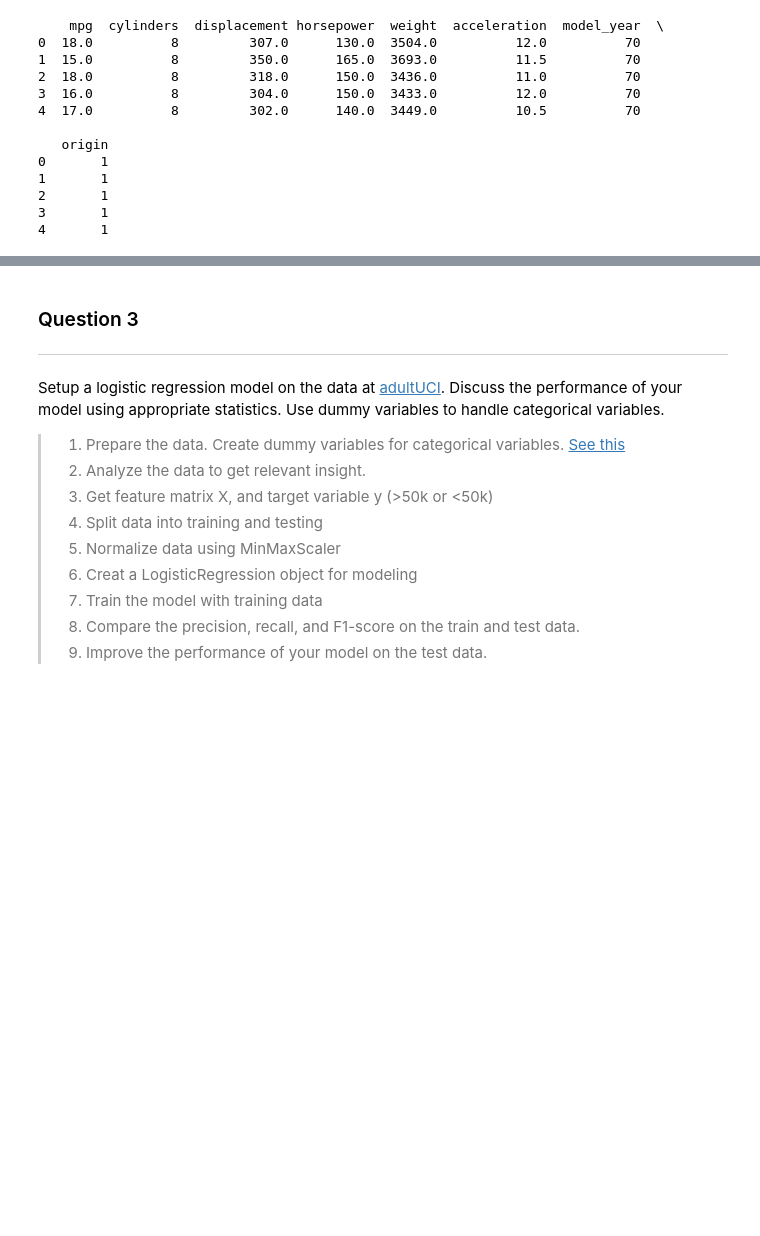
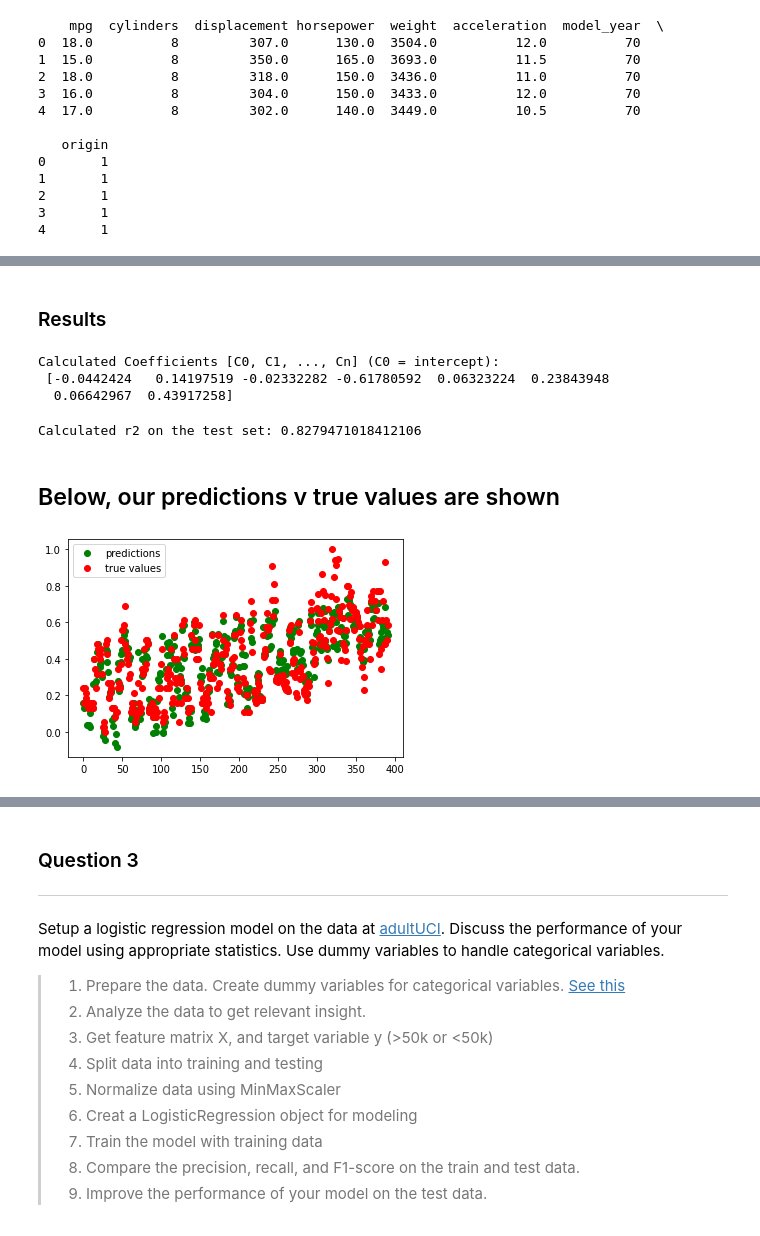
Before and after one commit to mycicle/ma544, a Jupyter notebook: assignments/PA-4/MA544_S21_PA4.ipynb, the cells around one changed output, grey strips where cells are left out. Saved outputs shown, nothing was run; the diff lists cells and outputs as text; code cells hidden in the pictures; blank space fills up the shorter version.

```diff
--- a/assignments/PA-4/MA544_S21_PA4.ipynb
+++ b/assignments/PA-4/MA544_S21_PA4.ipynb
@@ -236,8 +236,11 @@ data = data[data['horsepower'].apply(lambda x: is_float(x))]
 names = data.pop('car_name')
 print(data.head())
 data = data.astype(np.float)
-y = data.pop('mpg')
-X = data
+scaler = MinMaxScaler()
+scaler.fit(data)
+data = scaler.transform(data)
+y = data[:, 0]
+X = data[:, 1:]
 # %% [output]
     mpg  cylinders  displacement horsepower  weight  acceleration  model_year  \
 0  18.0          8         307.0      130.0  3504.0          12.0          70
@@ -307,0 +296,25 @@ linreg.fit(X, y)
+# %% [markdown]
+### Results
+# %%
+print(f"Calculated Coefficients [C0, C1, ..., Cn] (C0 = intercept):\n {linreg.coef_}")
+# %% [output]
+Calculated Coefficients [C0, C1, ..., Cn] (C0 = intercept):
+ [-0.0442424   0.14197519 -0.02332282 -0.61780592  0.06323224  0.23843948
+  0.06642967  0.43917258]
+# %%
+print(f"Calculated r2 on the test set: {linreg.r2}")
+# %% [output]
+Calculated r2 on the test set: 0.8279471018412106
+# %% [markdown]
+## Below, our predictions v true values are shown
+# %%
+predictions = []
+for x in X:
+    predictions.append(linreg.predict(np.hstack(x)))
+pt.plot(range(len(X)), predictions, 'go')
+pt.plot(range(len(X)), y, 'ro')
+
+pt.legend(["predictions", "true values"])
+pt.show()
+# %% [output]
+[figure, added]
```
Also changed, not shown: parts of 51 cells of this notebook.
